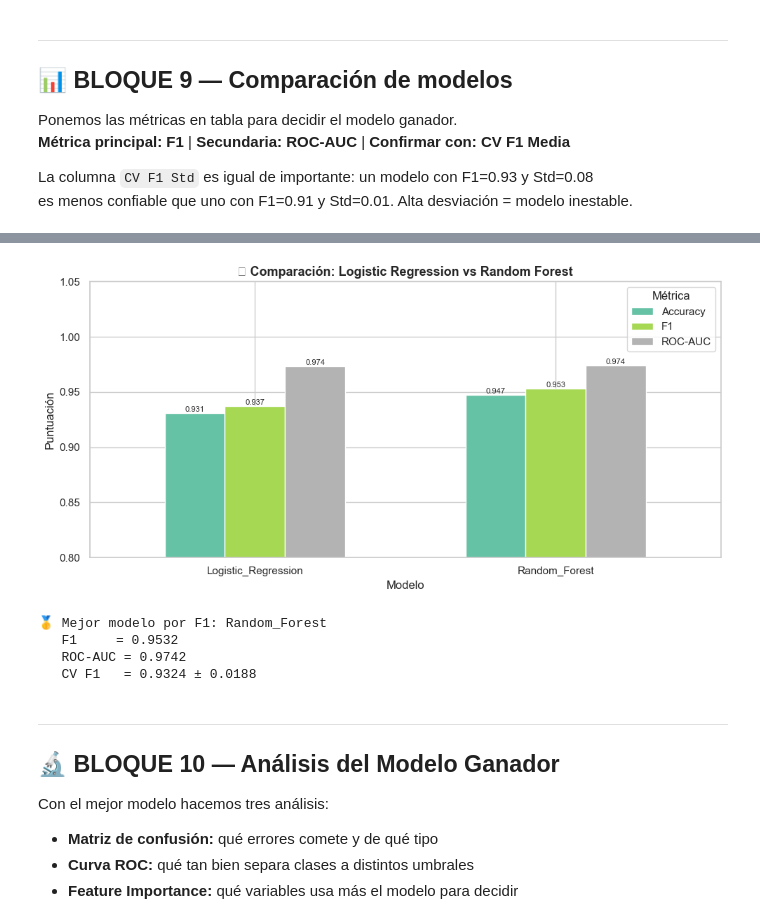
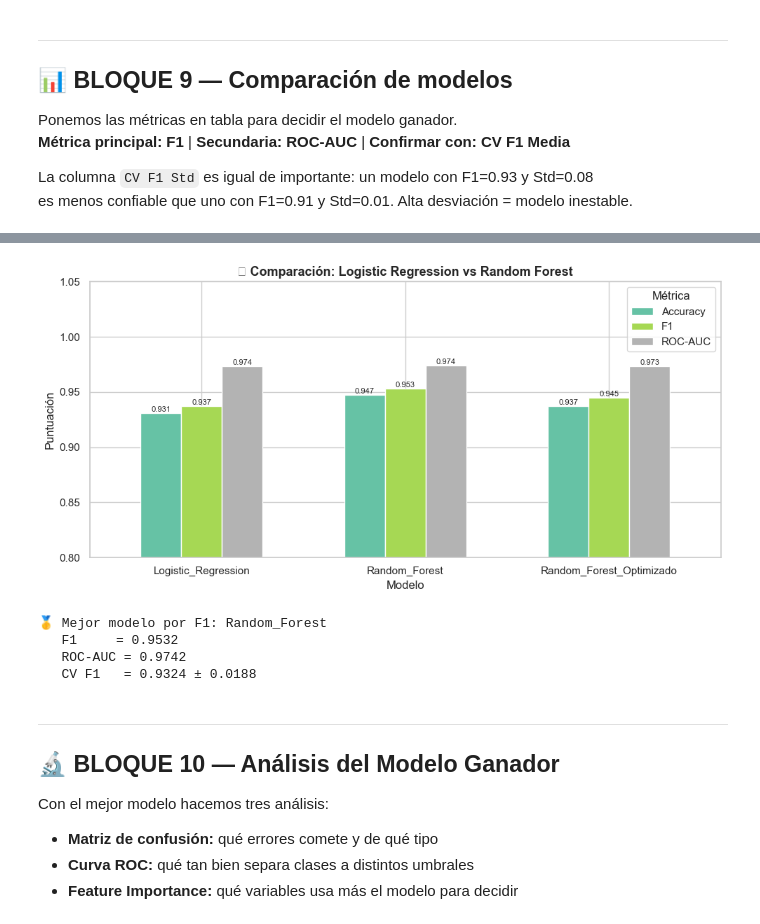
Before and after one commit to Bootcamp-IA-P6/Proyecto6_Grupo1, a Jupyter notebook: notebooks/3_preprocessing_modeling_Jonathan.ipynb, the cells around one changed output, grey strips where cells are left out. Saved outputs shown, nothing was run; the diff lists cells and outputs as text; code cells hidden in the pictures.

```diff
--- a/notebooks/3_preprocessing_modeling_Jonathan.ipynb
+++ b/notebooks/3_preprocessing_modeling_Jonathan.ipynb
@@ -656,0 +696,15 @@ for k, v in res_rf.items():
+# %%
+# ─────────────────────────────────────────────────────────────────────────────
+# BLOQUE 8c — Comparativa RF Base vs RF Optimizado (resultado intermedio)
+# ─────────────────────────────────────────────────────────────────────────────
+rf_optimizado = rf_search.best_estimator_
+
+res_rf_opt = evaluar_modelo(
+    'Random_Forest_Optimizado',
+    rf_optimizado,
+    X_train, X_test, y_train, y_test
+)
+
+cols = ['Modelo', 'Accuracy', 'Precision', 'Recall', 'F1', 'ROC-AUC', 'CV F1 Media', 'CV F1 Std']
+print("📊 RF Base vs RF Optimizado:")
+print(pd.DataFrame([res_rf, res_rf_opt])[cols].to_string(index=False))
@@ -665,7 +724,7 @@ La columna `CV F1 Std` es igual de importante: un modelo con F1=0.93 y Std=0.08
 es menos confiable que uno con F1=0.91 y Std=0.01. Alta desviación = modelo inestable.
 # %%
 # ─── Tabla comparativa ────────────────────────────────────────────────────────
-resultados = [res_lr, res_rf]
+resultados = [res_lr, res_rf, res_rf_opt]
 cols_metricas = ['Modelo','Accuracy','Precision','Recall','F1','ROC-AUC','CV F1 Media','CV F1 Std']
 df_resultados = pd.DataFrame(resultados)[cols_metricas].set_index('Modelo').round(4)
 
@@ -678,7 +737,7 @@ fig, ax = plt.subplots(figsize=(10, 5))
 df_resultados[metricas_plot].plot(kind='bar', ax=ax, colormap='Set2',
                                 edgecolor='white', width=0.6)
 ax.set_title('🏆 Comparación: Logistic Regression vs Random Forest',
-             fontsize=13, fontweight='bold')
+            fontsize=13, fontweight='bold')
 ax.set_ylabel('Puntuación')
 ax.set_ylim(0.80, 1.05)
 ax.legend(title='Métrica')
@@ -702,4 +762,4 @@ Random_Forest          0.9472     0.9314  0.9760  0.9532   0.9742       0.9324
-[figure, old version]
+[figure, new version]
 🥇 Mejor modelo por F1: Random_Forest
    F1     = 0.9532
    ROC-AUC = 0.9742
```
Also changed, not shown: parts of 4 cells of this notebook.
